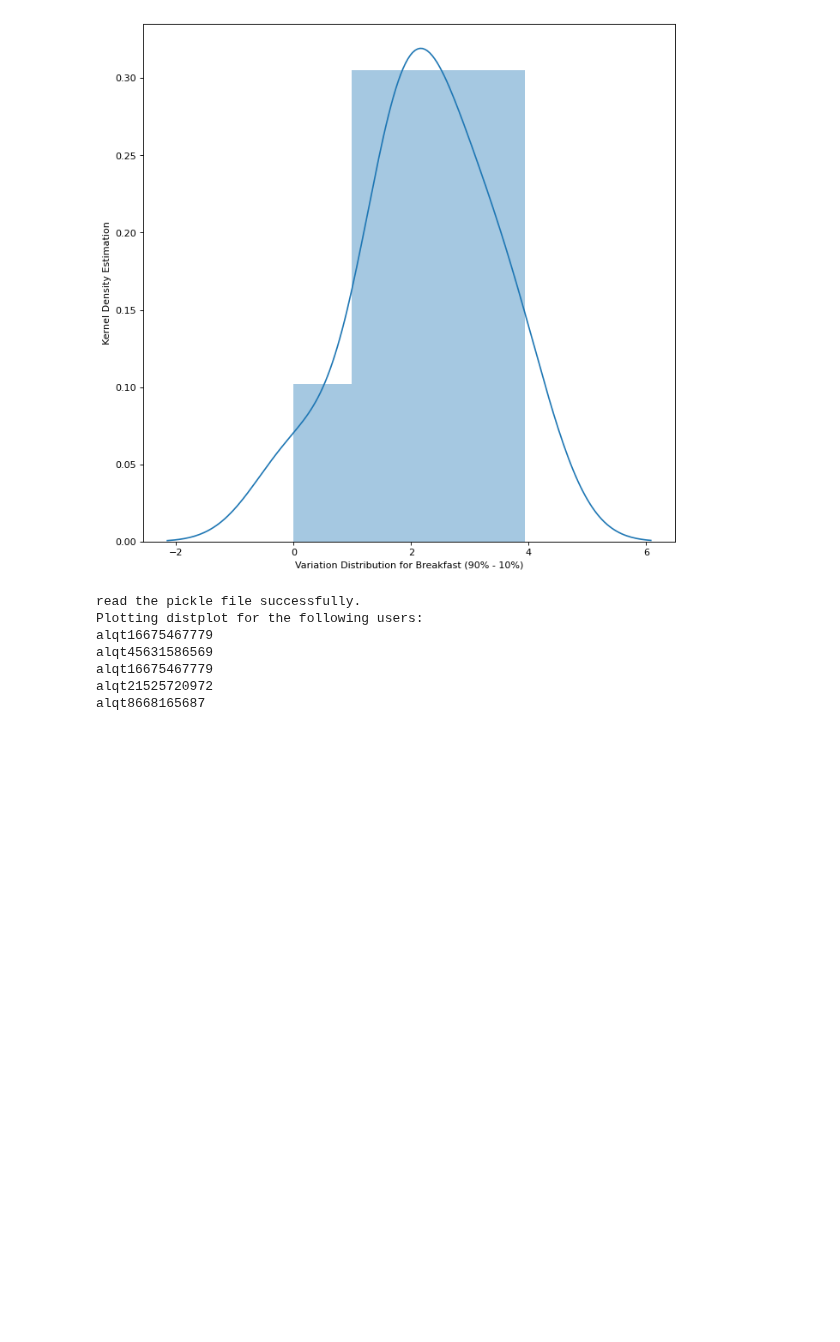
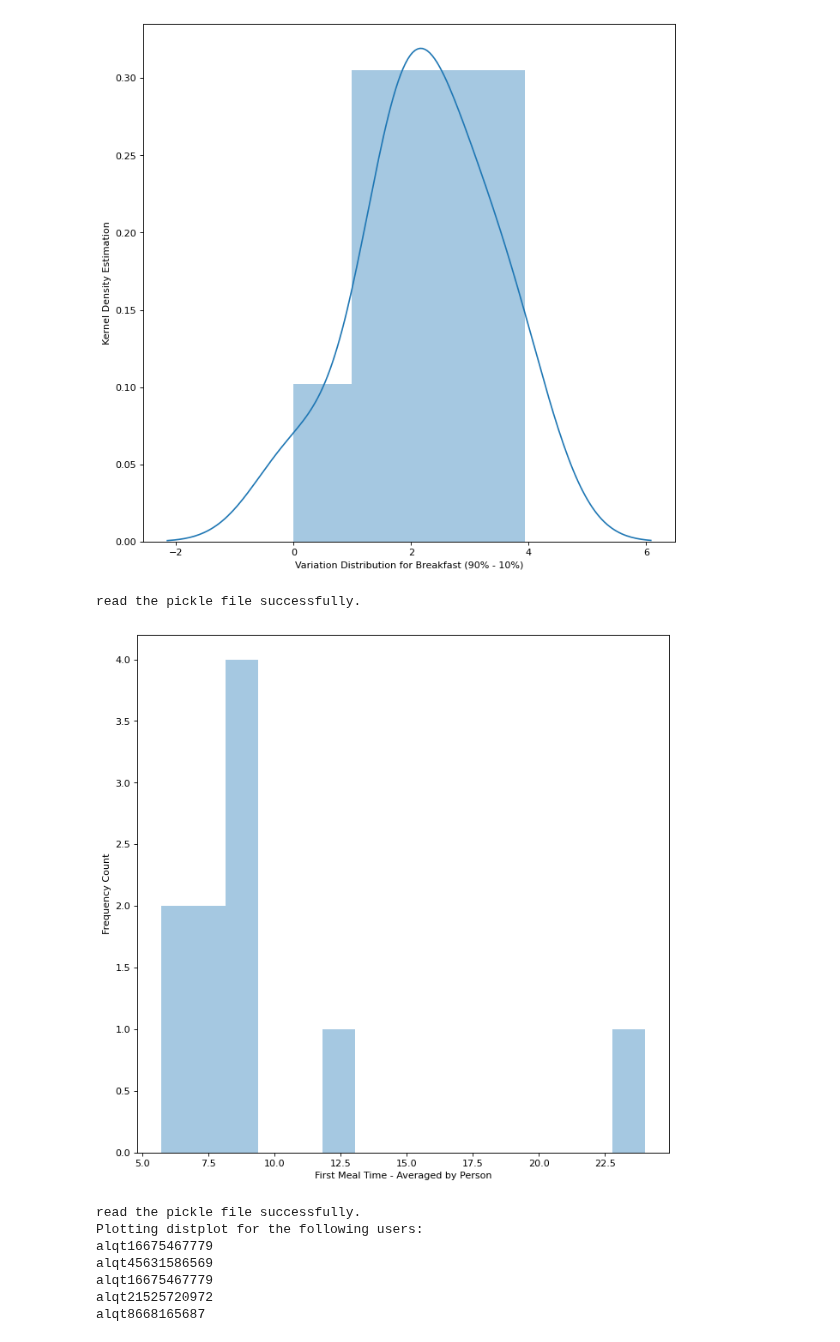
Before and after one commit to tktran11/treets, a Jupyter notebook: 00_core.ipynb, the cells around one changed output. Cells and saved outputs as stored; diff of their text form; code cells hidden in the pictures; blank space fills up the shorter version.

Commit message:
update new breakfast& dinner functions

```diff
--- a/00_core.ipynb
+++ b/00_core.ipynb
@@ -747,5 +748,36 @@ read the pickle file successfully.
 | 1 | alqt14018795225 | 0.000000 | 0.000000 | 0.000000 | 0.0 | 0.000000 | 0.000000 | 0.000000 |
 | 2 | alqt16675467779 | -0.789167 | -0.606667 | -0.429167 | 0.0 | 0.566667 | 1.086667 | 1.748333 |
 [figure]
+# %%
+def breakfast_avg_histplot(in_path):
+    """
+    Description:\n
+       This function take the first caloric event (no water or med) and calculate average event's time for “each participant”.\n
+
+    Input:\n
+        - in_path : input path, file in pickle, csv or panda dataframe format.\n
+
+    Return:\n
+        - None
+
+    Requirements:\n
+        in_path file must have the following columns:\n
+            - unique_code\n
+            - date\n
+            - local_time\n
+            - food_type\n
+    """
+    df = universal_key(in_path)
+    df = df.query('food_type in ["f", "b"]')
+    breakfast_time = df.groupby(['unique_code', 'date'])['local_time'].min()
+    avg_breakfast_time = breakfast_time.reset_index().groupby('unique_code').mean()
+    fig, ax = plt.subplots(1, 1, figsize = (10, 10), dpi=80)
+    sns.distplot(avg_breakfast_time['local_time'], kde = False)
+    ax.set(xlabel='First Meal Time - Averaged by Person', ylabel='Frequency Count')
+# %%
+breakfast_avg_histplot('data/output/public_basline_usable_expanded.pickle')
+# %% [output]
+read the pickle file successfully.
+[figure, added]
 # %%
 # export
```
Also changed, not shown: parts of 8 cells of this notebook, 3 other files.
